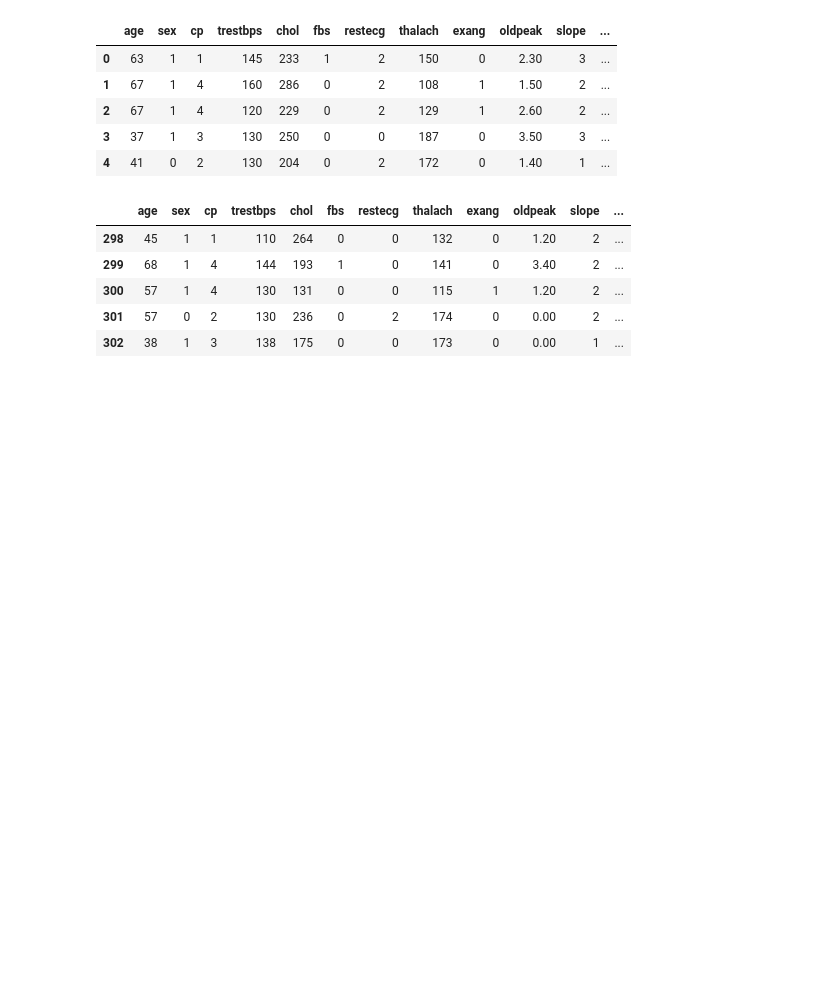
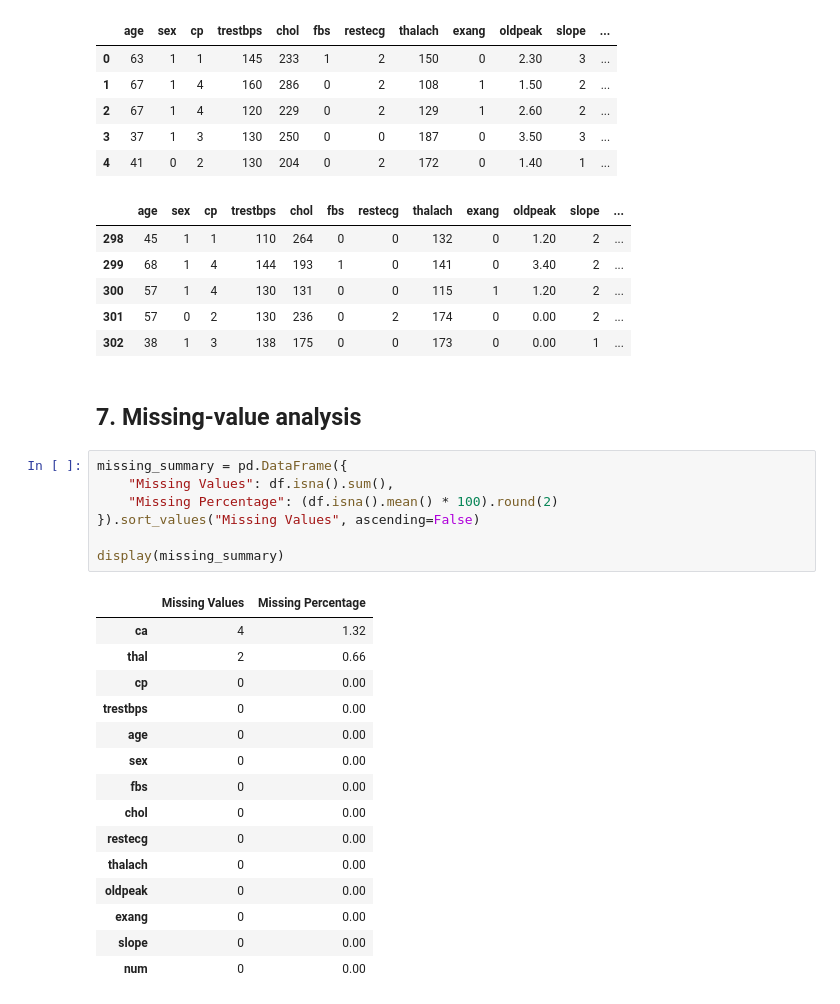
Before and after one commit to Kushagra-afk-commits/Heart-Disease-prediction-Using-Machine-Learning, a Jupyter notebook: Heart_Disease.ipynb, the cells around one changed output. Drawn from its saved outputs; the diff is of its cells as text; blank space fills up the shorter version.

```diff
--- a/Heart_Disease.ipynb
+++ b/Heart_Disease.ipynb
@@ -150,3 +150,28 @@ display(df.tail())
 | 300 | 57 | 1 | 4 | 130 | 131 | 0 | 0 | 115 | 1 | 1.20 | 2 | ... |
 | 301 | 57 | 0 | 2 | 130 | 236 | 0 | 2 | 174 | 0 | 0.00 | 2 | ... |
 | 302 | 38 | 1 | 3 | 138 | 175 | 0 | 0 | 173 | 0 | 0.00 | 1 | ... |
+# %% [markdown]
+## 7. Missing-value analysis
+# %%
+missing_summary = pd.DataFrame({
+    "Missing Values": df.isna().sum(),
+    "Missing Percentage": (df.isna().mean() * 100).round(2)
+}).sort_values("Missing Values", ascending=False)
+
+display(missing_summary)
+# %% [output]
+|  | Missing Values | Missing Percentage |
+| ca | 4 | 1.32 |
+| thal | 2 | 0.66 |
+| cp | 0 | 0.00 |
+| trestbps | 0 | 0.00 |
+| age | 0 | 0.00 |
+| sex | 0 | 0.00 |
+| fbs | 0 | 0.00 |
+| chol | 0 | 0.00 |
+| restecg | 0 | 0.00 |
+| thalach | 0 | 0.00 |
+| oldpeak | 0 | 0.00 |
+| exang | 0 | 0.00 |
+| slope | 0 | 0.00 |
+| num | 0 | 0.00 |
```
Also changed, not shown: parts of 12 cells of this notebook.
